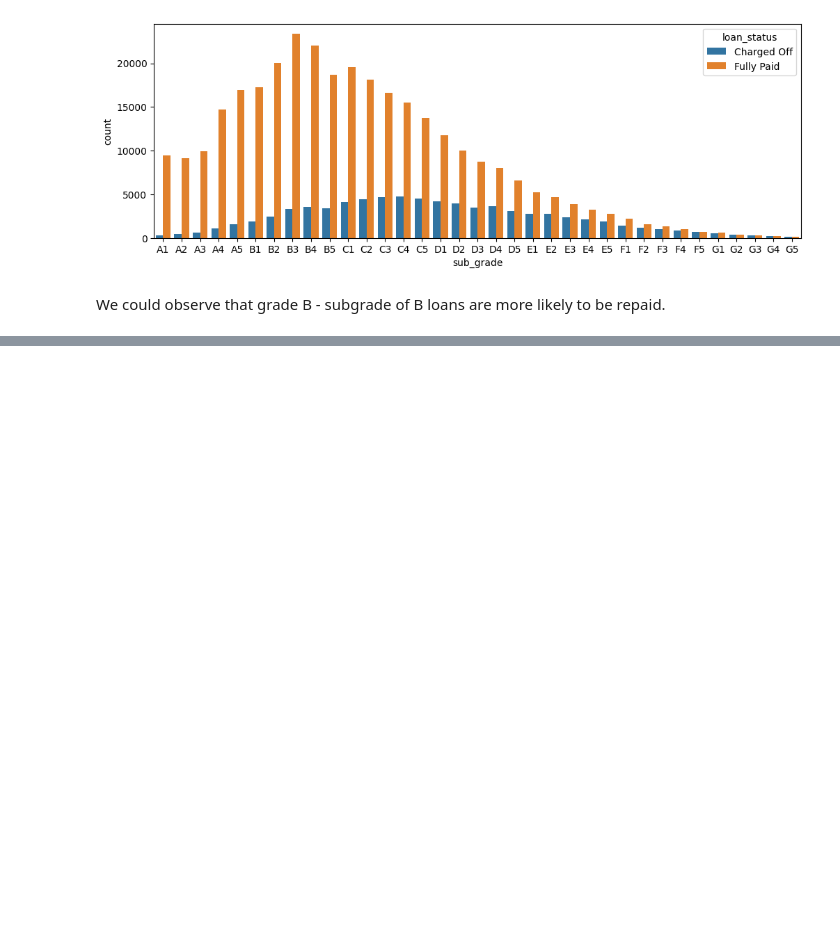
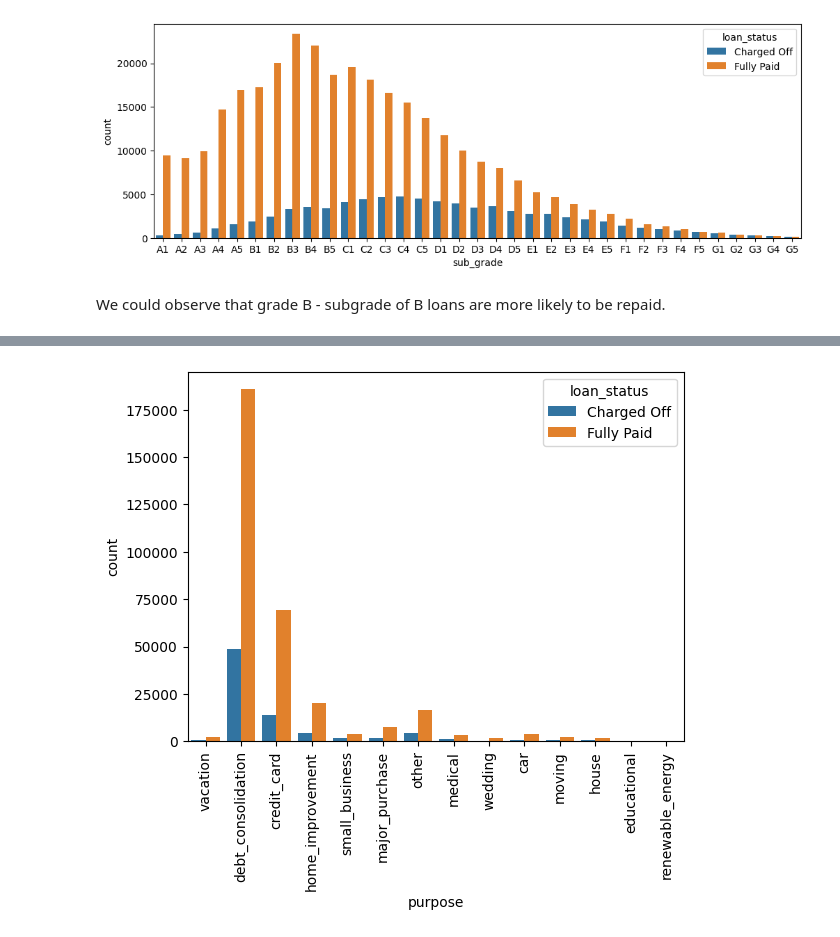
Before and after one commit to mahikshith/End-to-End-implementation-of-Loan-tap-classification, a Jupyter notebook: loan_tap_classification_m.ipynb, the cells around one changed output, grey strips where cells are left out. Saved outputs shown, nothing was run; the diff lists cells and outputs as text; code cells hidden in the pictures; blank space fills up the shorter version.

```diff
--- a/loan_tap_classification_m.ipynb
+++ b/loan_tap_classification_m.ipynb
@@ -315,0 +349,6 @@ NameError: name 'df' is not defined
+# %%
+sns.countplot(x='purpose', hue='loan_status',data=df)
+plt.xticks(rotation=90)
+plt.show()
+# %% [output]
+[figure, added]
```
Also changed, not shown: parts of 16 cells of this notebook.
